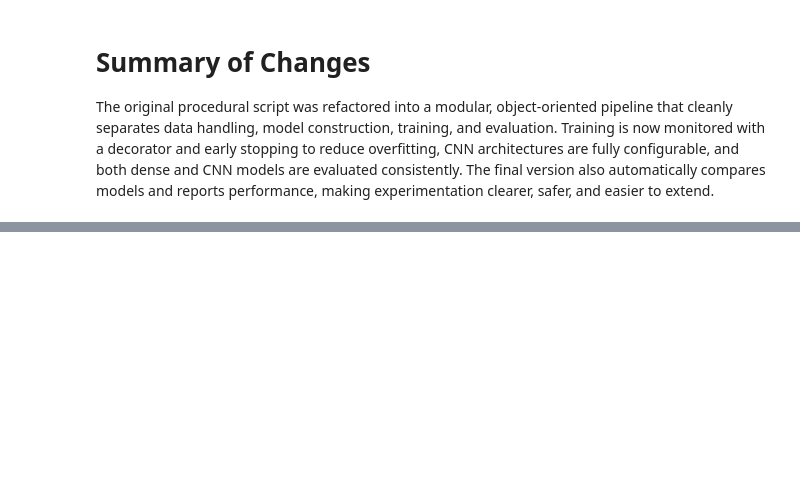
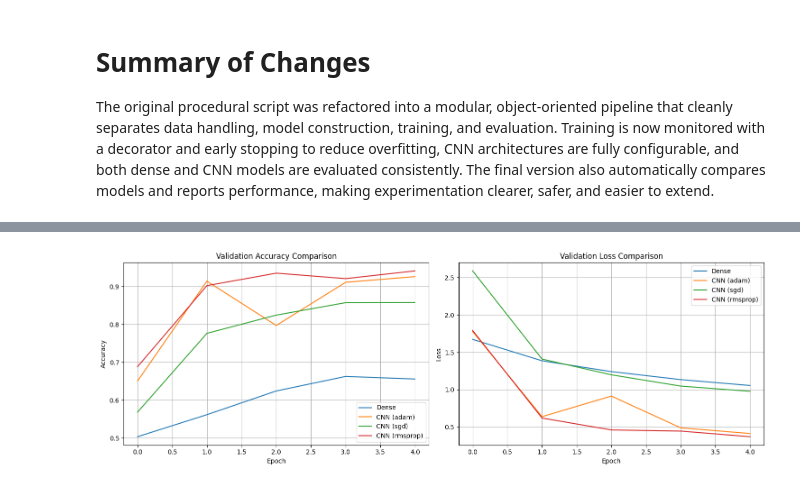
Before and after one commit to florianaewing/CSB430SWIWinter2026, a Jupyter notebook: Labs/Lab2/notebooks/ASL_sample_classifier_model2.ipynb, the cells around one changed output, grey strips where cells are left out. Cells and saved outputs as stored; diff of their text form; code cells hidden in the pictures; blank space fills up the shorter version.

```diff
--- a/Labs/Lab2/notebooks/ASL_sample_classifier_model2.ipynb
+++ b/Labs/Lab2/notebooks/ASL_sample_classifier_model2.ipynb
@@ -14,6 +14,7 @@ from tensorflow.keras.callbacks import EarlyStopping
 import time
 from functools import wraps
 import os
+import json
 
 # -----------------------
 # Decorator to log training
@@ -161,6 +162,10 @@ dense_model.train(X_train, y_train, X_test, y_test, epochs=5, batch_size=64)
 loss, acc = dense_model.evaluate(X_test, y_test)
 print(f"Dense model final evaluation - loss: {loss:.4f}, accuracy: {acc:.4f}")
 
+# Save Dense model history
+with open("src/ASL-classifier-model/dense_history.json", "w") as f:
+    json.dump(dense_model.history.history, f)
+
 # -----------------------
 # Train CNN Models with flexible architecture
 optimizers = ["adam", "sgd", "rmsprop"]
@@ -177,6 +182,11 @@ for opt in optimizers:
     )
     cnn.train(X_train, y_train, X_test, y_test, epochs=5, batch_size=64)
     cnn_models[opt] = cnn
+
+# Save CNN histories
+for opt, cnn in cnn_models.items():
+    with open(f"src/ASL-classifier-model/cnn_{opt}_history.json", "w") as f:
+        json.dump(cnn.history.history, f)
 
 # -----------------------
 # Automatic model comparison table
@@ -355,3 +365,54 @@ Model: "sequential_1"
 └─────────────────────────────────┴────────────────────────┴───────────────┘
  Total params: 57,948 (226.36 KB)
 ... (4 outputs left out)
+# %%
+import os
+import matplotlib.pyplot as plt
+
+# -----------------------
+# Load histories from JSON
+history_files = {
+    "Dense": "src/ASL-classifier-model/dense_history.json",
+    "CNN (adam)": "src/ASL-classifier-model/cnn_adam_history.json",
+    "CNN (sgd)": "src/ASL-classifier-model/cnn_sgd_history.json",
+    "CNN (rmsprop)": "src/ASL-classifier-model/cnn_rmsprop_history.json",
+}
+
+histories = {}
+for name, path in history_files.items():
+    if os.path.exists(path):
+        with open(path, "r") as f:
+            histories[name] = json.load(f)
+    else:
+        print(f"Warning: history file {path} not found.")
+
+# -----------------------
+# Plot Validation Accuracy and Loss
+plt.figure(figsize=(15, 5))
+
+# Accuracy comparison
+plt.subplot(1, 2, 1)
+for name, h in histories.items():
+    if "val_accuracy" in h:
+        plt.plot(h["val_accuracy"], label=name)
+plt.title("Validation Accuracy Comparison")
+plt.xlabel("Epoch")
+plt.ylabel("Accuracy")
+plt.legend()
+plt.grid(True)
+
+# Loss comparison
+plt.subplot(1, 2, 2)
+for name, h in histories.items():
+    if "val_loss" in h:
+        plt.plot(h["val_loss"], label=name)
+plt.title("Validation Loss Comparison")
+plt.xlabel("Epoch")
+plt.ylabel("Loss")
+plt.legend()
+plt.grid(True)
+
+plt.tight_layout()
+plt.show()
+# %% [output]
+[figure, added]
```
Also changed, not shown: parts of 3 cells of this notebook, 6 other files.
